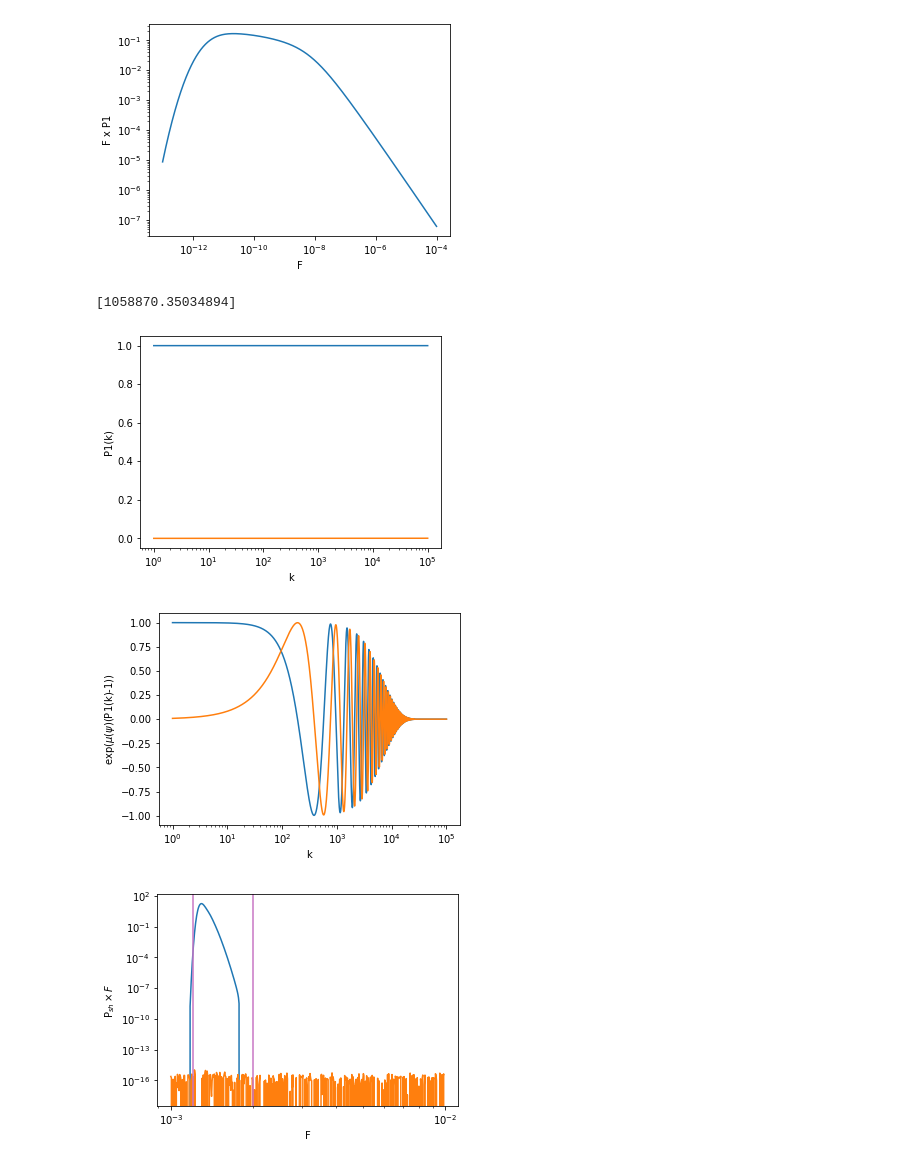
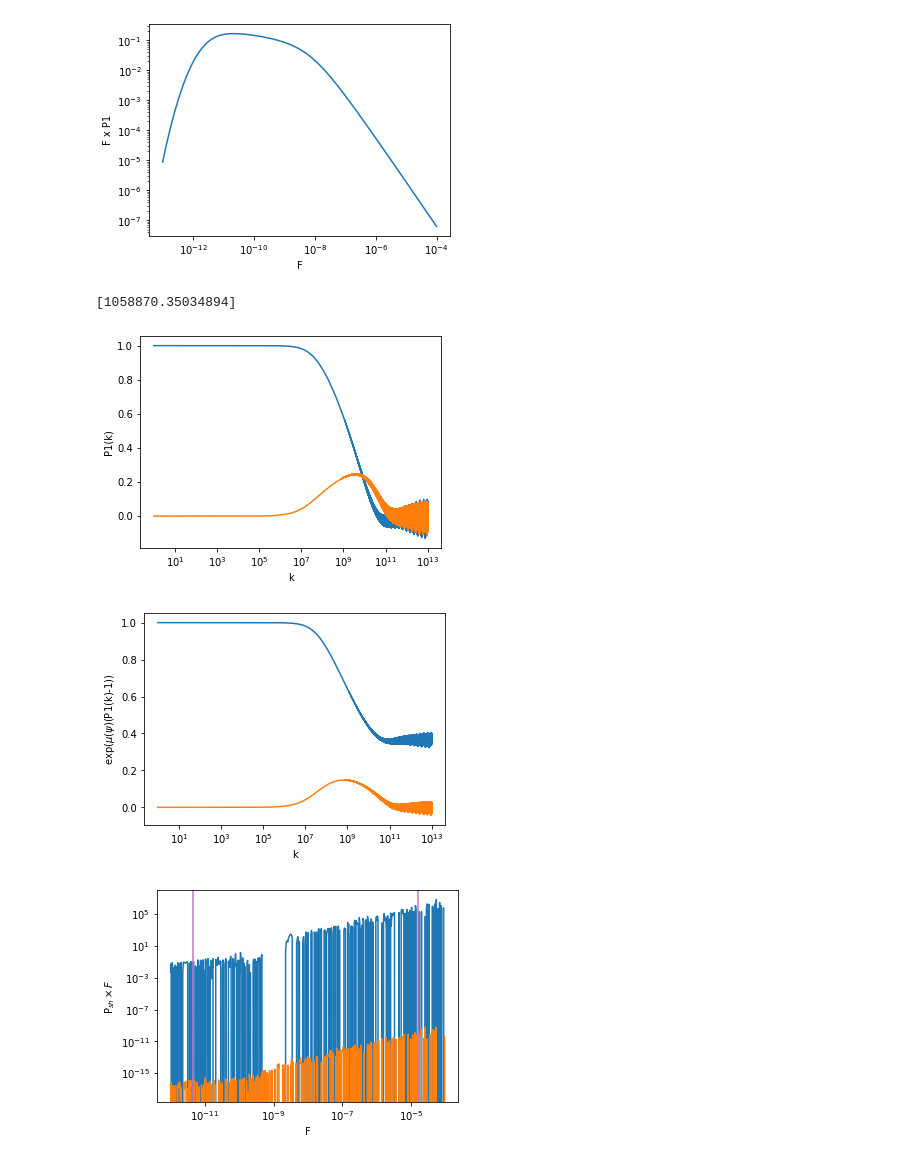
Before and after one commit to runburg/dm_gal_substructure, a Jupyter notebook: n-1_sommerfeld.ipynb, the cells around one changed output. Drawn from its saved outputs; the diff is of its cells as text; code cells hidden in the pictures.

```diff
--- a/n-1_sommerfeld.ipynb
+++ b/n-1_sommerfeld.ipynb
@@ -80,23 +80,25 @@ fig, _ = plots.check_fp1_plot(fluxes, p1_vals)
 # %%
 muu = pd.mu(**p)
 print(muu)
+muu = 1
 ft_p1_vals, k = pd.ft_p1(p1_vals, fluxes, **p)
 fig, _ = plots.check_ft_p1_plot(k, ft_p1_vals)
 # %% [output]
 [1058870.35034894]
-[figure, old version]
+[figure, new version]
 # %%
 fig, _ = plots.check_psh_integrand_plot(k, ft_p1_vals, muu)
 # %% [output]
-[figure, old version]
+[figure, new version]
 # %%
-pf_vals, flux = pd.pf(muu, ft_p1_vals, k, **p)
+pf_vals, flux = pd.pf(muu, ft_p1_vals - np.exp(-muu), k, **p)
 # %%
 startl = 40
-limi = -350
-fig, _ = plots.check_psh_plot(flux, pf_vals, j=[startl, limi])
+limi = -50
+fig, ax = plots.check_psh_plot(flux, pf_vals, j=[startl, limi])
+# ax.set_ylim(top=1, bottom=1e-6)
 # %% [output]
-[figure, old version]
+[figure, new version]
 # %%
 print(f'\mu \int F P1: {(muu * integrate.simps(fluxes * p1_vals, fluxes))}')
 print(f' \int F Psh: {integrate.simps(pf_vals[startl:limi].real * flux[startl:limi], flux[startl:limi])}')
```
Also changed, not shown: parts of 4 cells of this notebook, 7 other files.
